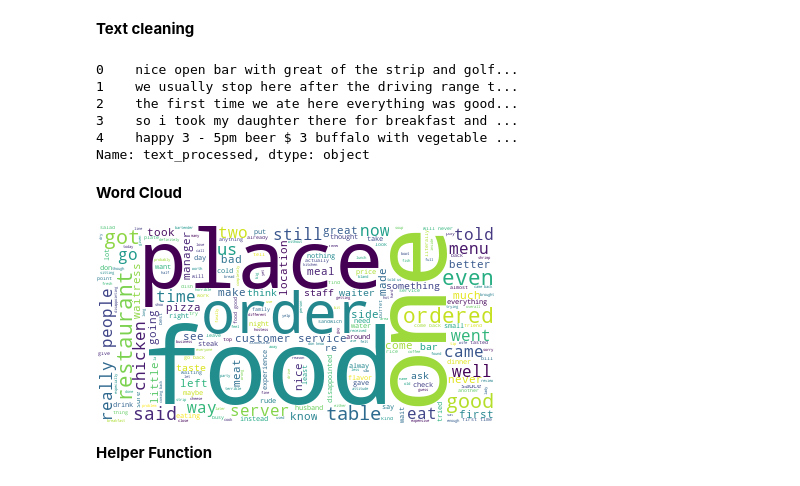
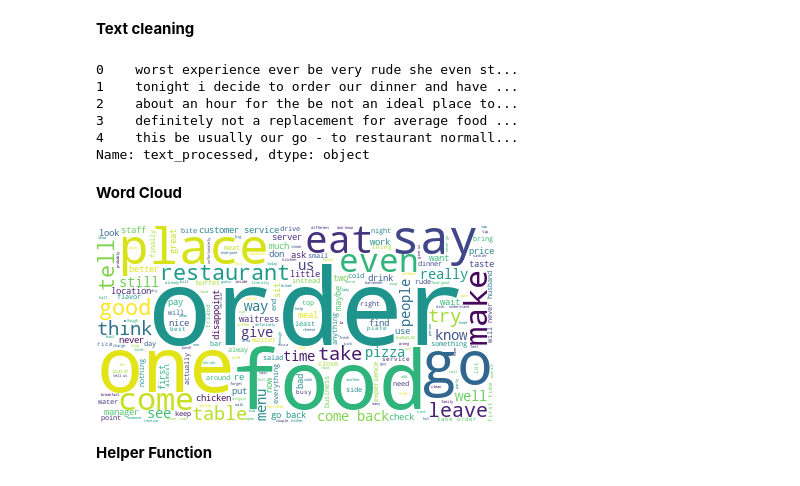
Before and after one commit to arunavsk/NLP-Yelp-Restaurants, a Jupyter notebook: Review Analysis/Topic_modeling_Yelp.ipynb, the cells around one changed output. Cells and saved outputs as stored; diff of their text form; code cells hidden in the pictures.

```diff
--- a/Review Analysis/Topic_modeling_Yelp.ipynb
+++ b/Review Analysis/Topic_modeling_Yelp.ipynb
@@ -50,8 +39,0 @@ Name: stars, dtype: int64
-# %%
-x = reviews['stars'].value_counts().sort_index().index
-y = reviews['stars'].value_counts().sort_index().values
-fig, ax = plt.subplots()
-plt.bar(x, y)
-plt.xlabel('Ratings')
-plt.ylabel('Count of Reviews')
-plt.show()
@@ -61,40 +41,50 @@ plt.show()
 **Text cleaning**
 # %%
 words = set(nltk.corpus.words.words())
+
 def keep_english_words(sentence):
   return " ".join(w for w in nltk.wordpunct_tokenize(sentence) \
                   if w.lower() in words or not w.isalpha())
 
+
+# w_tokenizer = nltk.tokenize.WhitespaceTokenizer()
+lemmatizer = nltk.stem.WordNetLemmatizer()
+
+def lemmatize_sentence(sentence):
+    lemmatized_list =  [lemmatizer.lemmatize(w , 'v') for w in nltk.wordpunct_tokenize(sentence)]
+    return " ".join(w for w in lemmatized_list)
+
 reviews['text_processed'] = reviews['text'].map(lambda x: re.sub('[,\.!?\\n]', '', x))
 reviews['text_processed'] = reviews['text_processed'].map(lambda x: x.lower())
 reviews['text_processed'] = reviews['text_processed'].map(lambda x: keep_english_words(x))
+reviews['text_processed'] = reviews['text_processed'].map(lambda x: lemmatize_sentence(x))
 # ?replace numbers with price
 
 # Print out the first rows of papers
 reviews['text_processed'].head(5)
 # %% [output]
-0    nice open bar with great of the strip and golf...
-1    we usually stop here after the driving range t...
-2    the first time we ate here everything was good...
-3    so i took my daughter there for breakfast and ...
-4    happy 3 - 5pm beer $ 3 buffalo with vegetable ...
+0    worst experience ever be very rude she even st...
+1    tonight i decide to order our dinner and have ...
+2    about an hour for the be not an ideal place to...
+3    definitely not a replacement for average food ...
+4    this be usually our go - to restaurant normall...
 Name: text_processed, dtype: object
 # %% [markdown]
 **Word Cloud**
 # %%
 from wordcloud import WordCloud
 
-negative_reviews = reviews[reviews['stars'] <= 2].reset_index(drop = True)
+negative_reviews = reviews
 
 long_string = ','.join(list(negative_reviews['text_processed'] .values))
 wordcloud = WordCloud(background_color="white",
                       max_words=5000,
                       contour_width=3,
                       contour_color='steelblue')
 wordcloud.generate(long_string)
 wordcloud.to_image()
 # %% [output]
-[figure, old version]
+[figure, new version]
 # %% [markdown]
 **Helper Function**
 # %%
```
Also changed, not shown: parts of 14 cells of this notebook, 7 other files.
